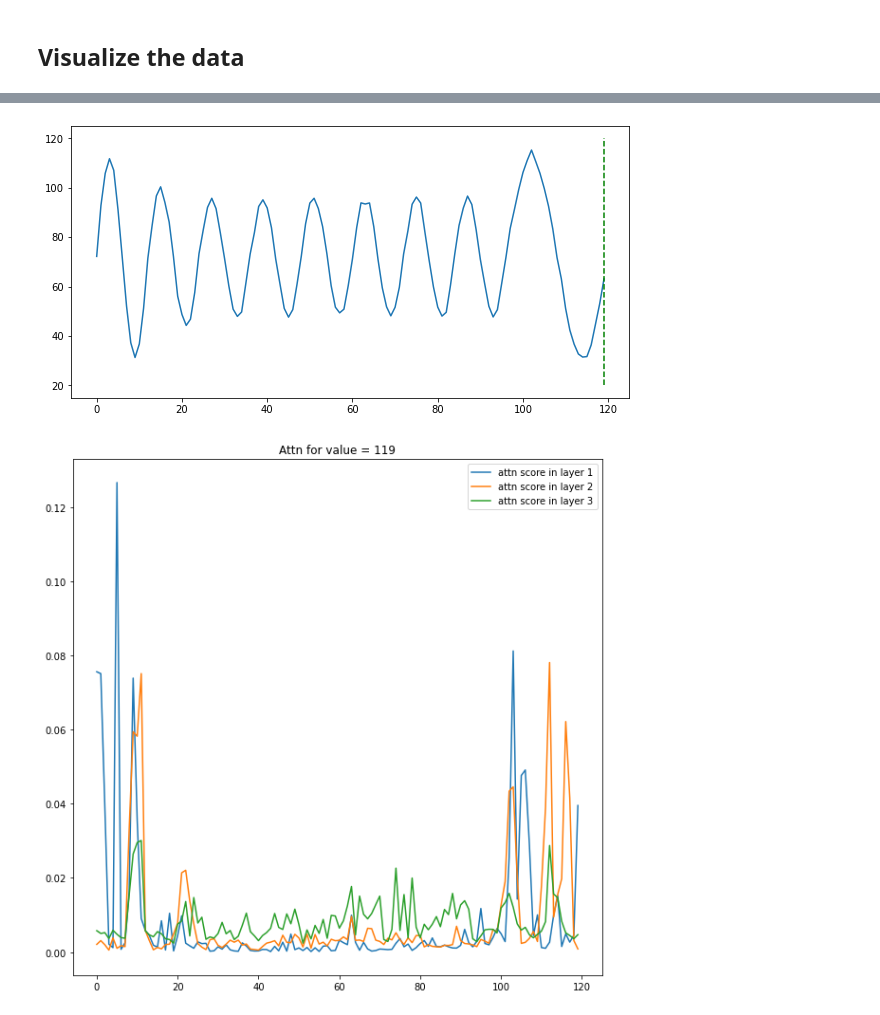
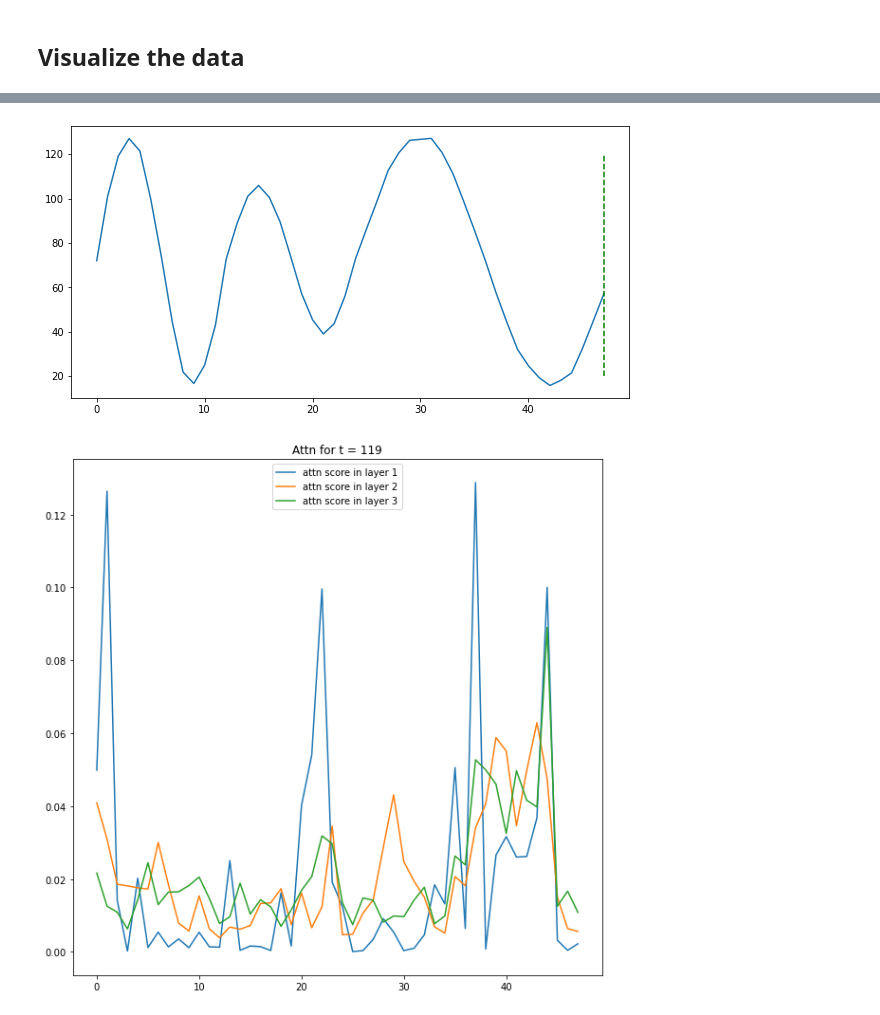
Before and after one commit to mlpotter/Transformer_Time_Series, a Jupyter notebook: Transformer_Decoder_nologsparse.ipynb, the cells around one changed output, grey strips where cells are left out. Saved outputs shown, nothing was run; the diff lists cells and outputs as text; code cells hidden in the pictures.

```diff
--- a/Transformer_Decoder_nologsparse.ipynb
+++ b/Transformer_Decoder_nologsparse.ipynb
@@ -65,0 +60,8 @@ x: 1000*120 fx: 1000*120
+# %%
+# train_dataset = Dataloader.time_series_decoder_missing_paper(t0,4500) # missing
+# validation_dataset = Dataloader.time_series_decoder_missing_paper(t0,500) # missing
+# test_dataset = Dataloader.time_series_decoder_missing_paper(t0,1000) # missing
+
+train_dataset = Dataloader.time_series_decoder_paper(t0,4500)
+validation_dataset = Dataloader.time_series_decoder_paper(t0,500)
+test_dataset = Dataloader.time_series_decoder_paper(t0,1000)
@@ -206,6 +208,5 @@ plt.show()
 # %%
 n_plots = 5
-t0 = 96
 with torch.no_grad():
     model.eval()
     for step,(x,y,attention_masks) in enumerate(test_dl):
@@ -217,8 +218,8 @@ with torch.no_grad():
             with torch.no_grad():
                 plt.figure(figsize=(10,10))
                 plt.plot(x[0].cpu().detach().squeeze().numpy(),y[0].cpu().detach().squeeze().numpy(),'g--',linewidth=3)
-                plt.plot(x[0,t0:].cpu().detach().squeeze().numpy(),output[0,(t0-1):(t0+24-1)].cpu().detach().squeeze().numpy(),'b--',linewidth=3)
-
+                plt.plot(x[0,t0:].cpu().detach().squeeze().numpy(),output[0,(t0-1):(t0+24-1)].cpu().detach().squeeze().numpy(),'b--',linewidth=3) # not missing data
+                # plt.plot(x[0,(t0-10):].cpu().detach().squeeze().numpy(),output[0,(t0-1-10):(t0+24-1-10)].cpu().detach().squeeze().numpy(),'b--',linewidth=3) # missing data
                 plt.xlabel("x",fontsize=20)
                 plt.legend(["$[0,t_0+24)_{obs}$","$[t_0,t_0+24)_{predicted}$"])
                 plt.show()
@@ -245,20 +246,30 @@ def give_me_attn_daddy(model,x,y,attention_masks):
             input_embedding = layer.forward(input_embedding,attention_masks)
 
         return attn_bitches
+# %%
+idx_example = 5
 # %%
-real_slim_shady = give_me_attn_daddy(model,train_dataset[0][0].unsqueeze(0),train_dataset[0][1].unsqueeze(0),train_dataset[0][2])
+real_slim_shady = give_me_attn_daddy(model,test_dataset[idx_example][0].unsqueeze(0),test_dataset[idx_example][1].unsqueeze(0),test_dataset[idx_example][2])
 # %%
 plt.figure(figsize=(10,5))
-plt.plot(train_dataset[0][1].numpy())
-plt.plot([t0+24-1,t0+24-1],[20,120],'g--')
-train_dataset[0][1].numpy()[0:24].argmax()
+plt.plot(test_dataset[idx_example][0].numpy(),train_dataset[10][1].numpy())
+plt.plot([t0+24-1,t0+24-1],[20,120],'g--') # not missing data
+# plt.plot([t0+24-1,t0+24-1],[20,120],'g--') # missing data
 plt.figure(figsize=(10,10))
-plt.plot(real_slim_shady[0][119])
-plt.plot(real_slim_shady[1][119])
-plt.plot(real_slim_shady[2][119])
+plt.plot(real_slim_shady[0][t0+24-1]) # not missing data
+plt.plot(real_slim_shady[1][t0+24-1]) # not missing data
+plt.plot(real_slim_shady[2][t0+24-1]) # not missing data
+
+#plt.plot(train_dataset[idx_example][0].numpy(),real_slim_shady[0][119-10]) # missing data
+#plt.plot(train_dataset[idx_example][0].numpy(),real_slim_shady[1][119-10]) # missing data
+#plt.plot(train_dataset[idx_example][0].numpy(),real_slim_shady[2][119-10]) # missing data
+
+
+
 plt.legend(["attn score in layer 1","attn score in layer 2","attn score in layer 3"])
-plt.title("Attn for value = 119")
+plt.title("Attn for t = 119") # not missing data
+
 plt.show()
 # %% [output]
-[figure, old version]
+[figure, new version]
-[figure, old version]
+[figure, new version]
```
Also changed, not shown: parts of 11 cells of this notebook.
